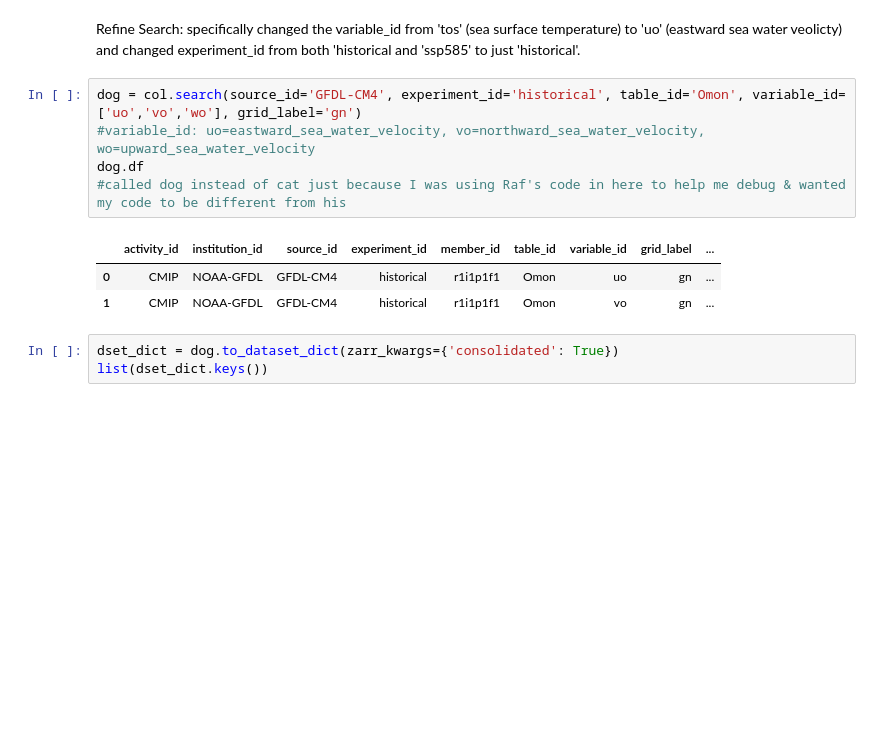
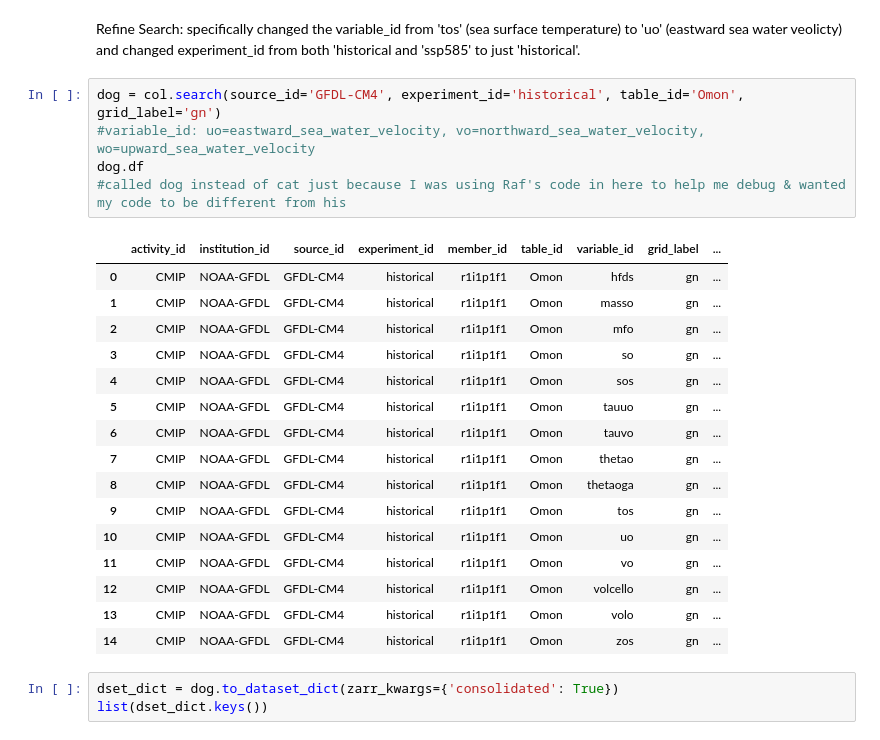
Before and after one commit to disandroa/Example-Notebooks, a Jupyter notebook: Initial Calculations/first_plot.ipynb, the cells around one changed output. Saved outputs shown, nothing was run; the diff lists cells and outputs as text; blank space fills up the shorter version.

```diff
--- a/Initial Calculations/first_plot.ipynb
+++ b/Initial Calculations/first_plot.ipynb
@@ -38,14 +38,27 @@ pangeo-cmip6 catalog with 3936 dataset(s) from 269868 asset(s):
 # %% [markdown]
 Refine Search: specifically changed the variable_id from 'tos' (sea surface temperature) to 'uo' (eastward sea water veolicty) and changed experiment_id from both 'historical and 'ssp585' to just 'historical'.
 # %%
-dog = col.search(source_id='GFDL-CM4', experiment_id='historical', table_id='Omon', variable_id=['uo','vo','wo'], grid_label='gn')
+dog = col.search(source_id='GFDL-CM4', experiment_id='historical', table_id='Omon', grid_label='gn')
 #variable_id: uo=eastward_sea_water_velocity, vo=northward_sea_water_velocity, wo=upward_sea_water_velocity
 dog.df
 #called dog instead of cat just because I was using Raf's code in here to help me debug & wanted my code to be different from his
 # %% [output]
 |  | activity_id | institution_id | source_id | experiment_id | member_id | table_id | variable_id | grid_label | ... |
-| 0 | CMIP | NOAA-GFDL | GFDL-CM4 | historical | r1i1p1f1 | Omon | uo | gn | ... |
-| 1 | CMIP | NOAA-GFDL | GFDL-CM4 | historical | r1i1p1f1 | Omon | vo | gn | ... |
+| 0 | CMIP | NOAA-GFDL | GFDL-CM4 | historical | r1i1p1f1 | Omon | hfds | gn | ... |
+| 1 | CMIP | NOAA-GFDL | GFDL-CM4 | historical | r1i1p1f1 | Omon | masso | gn | ... |
+| 2 | CMIP | NOAA-GFDL | GFDL-CM4 | historical | r1i1p1f1 | Omon | mfo | gn | ... |
+| 3 | CMIP | NOAA-GFDL | GFDL-CM4 | historical | r1i1p1f1 | Omon | so | gn | ... |
+| 4 | CMIP | NOAA-GFDL | GFDL-CM4 | historical | r1i1p1f1 | Omon | sos | gn | ... |
+| 5 | CMIP | NOAA-GFDL | GFDL-CM4 | historical | r1i1p1f1 | Omon | tauuo | gn | ... |
+| 6 | CMIP | NOAA-GFDL | GFDL-CM4 | historical | r1i1p1f1 | Omon | tauvo | gn | ... |
+| 7 | CMIP | NOAA-GFDL | GFDL-CM4 | historical | r1i1p1f1 | Omon | thetao | gn | ... |
+| 8 | CMIP | NOAA-GFDL | GFDL-CM4 | historical | r1i1p1f1 | Omon | thetaoga | gn | ... |
+| 9 | CMIP | NOAA-GFDL | GFDL-CM4 | historical | r1i1p1f1 | Omon | tos | gn | ... |
+| 10 | CMIP | NOAA-GFDL | GFDL-CM4 | historical | r1i1p1f1 | Omon | uo | gn | ... |
+| 11 | CMIP | NOAA-GFDL | GFDL-CM4 | historical | r1i1p1f1 | Omon | vo | gn | ... |
+| 12 | CMIP | NOAA-GFDL | GFDL-CM4 | historical | r1i1p1f1 | Omon | volcello | gn | ... |
+| 13 | CMIP | NOAA-GFDL | GFDL-CM4 | historical | r1i1p1f1 | Omon | volo | gn | ... |
+| 14 | CMIP | NOAA-GFDL | GFDL-CM4 | historical | r1i1p1f1 | Omon | zos | gn | ... |
 # %%
 dset_dict = dog.to_dataset_dict(zarr_kwargs={'consolidated': True})
 list(dset_dict.keys())
```
Also changed, not shown: parts of 1 cell of this notebook, 2 other files.
